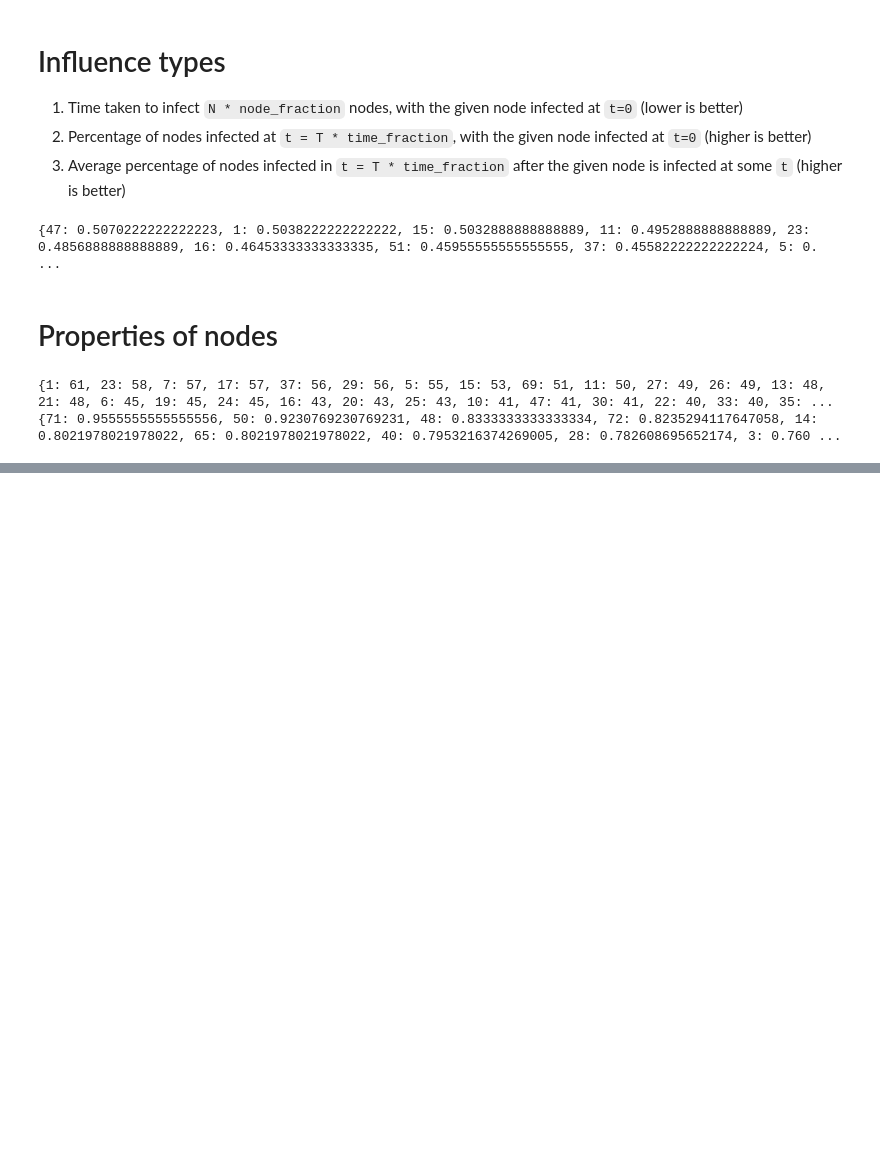
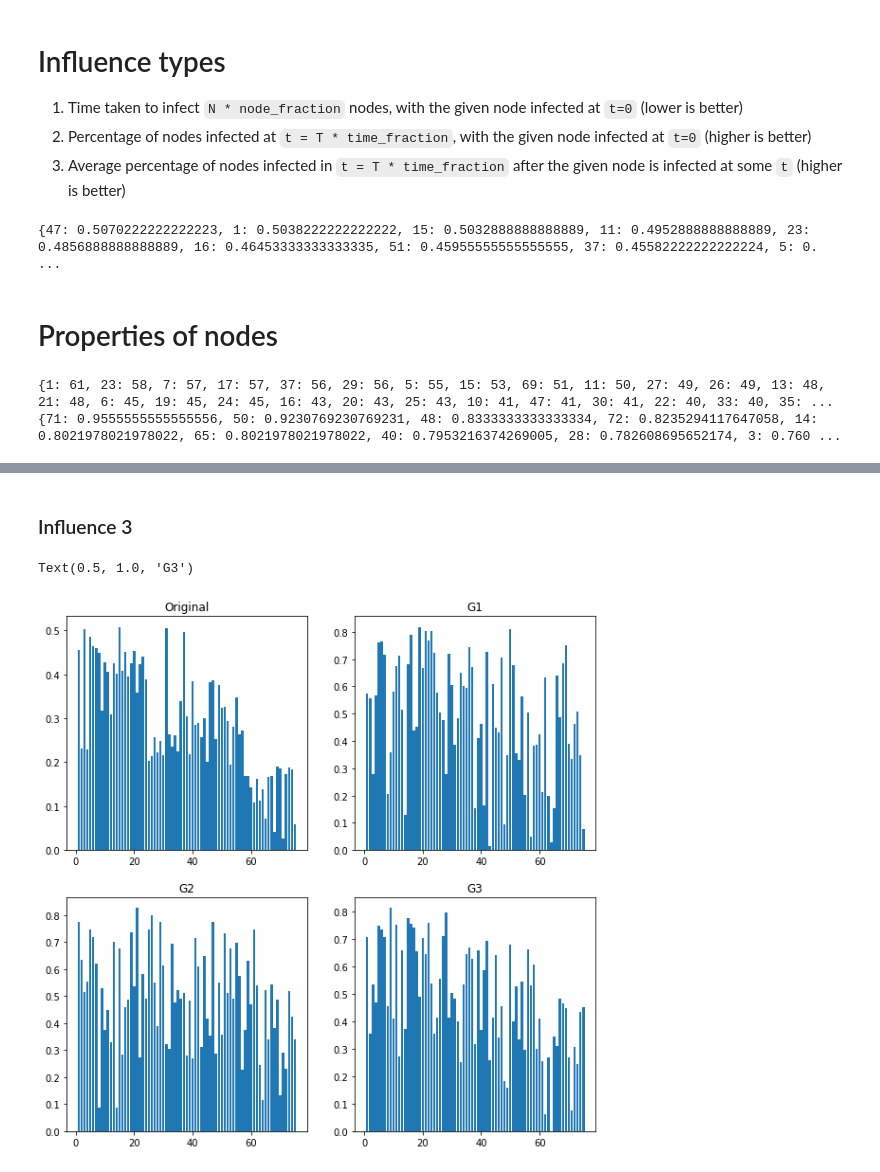
Before and after one commit to albertsolaroca/MDAC, a Jupyter notebook: Project 1/MDAC project.ipynb, the cells around one changed output, grey strips where cells are left out. Cells and saved outputs as stored; diff of their text form; code cells hidden in the pictures; blank space fills up the shorter version.

```diff
--- a/Project 1/MDAC project.ipynb
+++ b/Project 1/MDAC project.ipynb
@@ -259,0 +312,20 @@ print(clustering_coefficient(G))
+# %% [markdown]
+### Influence 3
+# %%
+influence3_og= influence_3(G, data, 0.3)
+influence3_g1= influence_3(G1, G1_data, 0.3)
+influence3_g2 = influence_3(G2, G2_data, 0.3)
+influence3_g3 = influence_3(G3, G3_data, 0.3)
+# %%
+fig, axs = plt.subplots(2, 2)
+axs[0, 0].bar(list(influence2_og.keys()),influence3_og.values())
+axs[0, 0].set_title('Original')
+axs[0, 1].bar(list(influence2_g1.keys()),influence3_g1.values())
+axs[0, 1].set_title('G1')
+axs[1, 0].bar(list(influence2_g2.keys()),influence3_g2.values())
+axs[1, 0].set_title('G2')
+axs[1, 1].bar(list(influence2_g3.keys()),influence3_g3.values())
+axs[1, 1].set_title('G3')
+# %% [output]
+Text(0.5, 1.0, 'G3')
+[figure, added]
```
Also changed, not shown: parts of 14 cells of this notebook.
